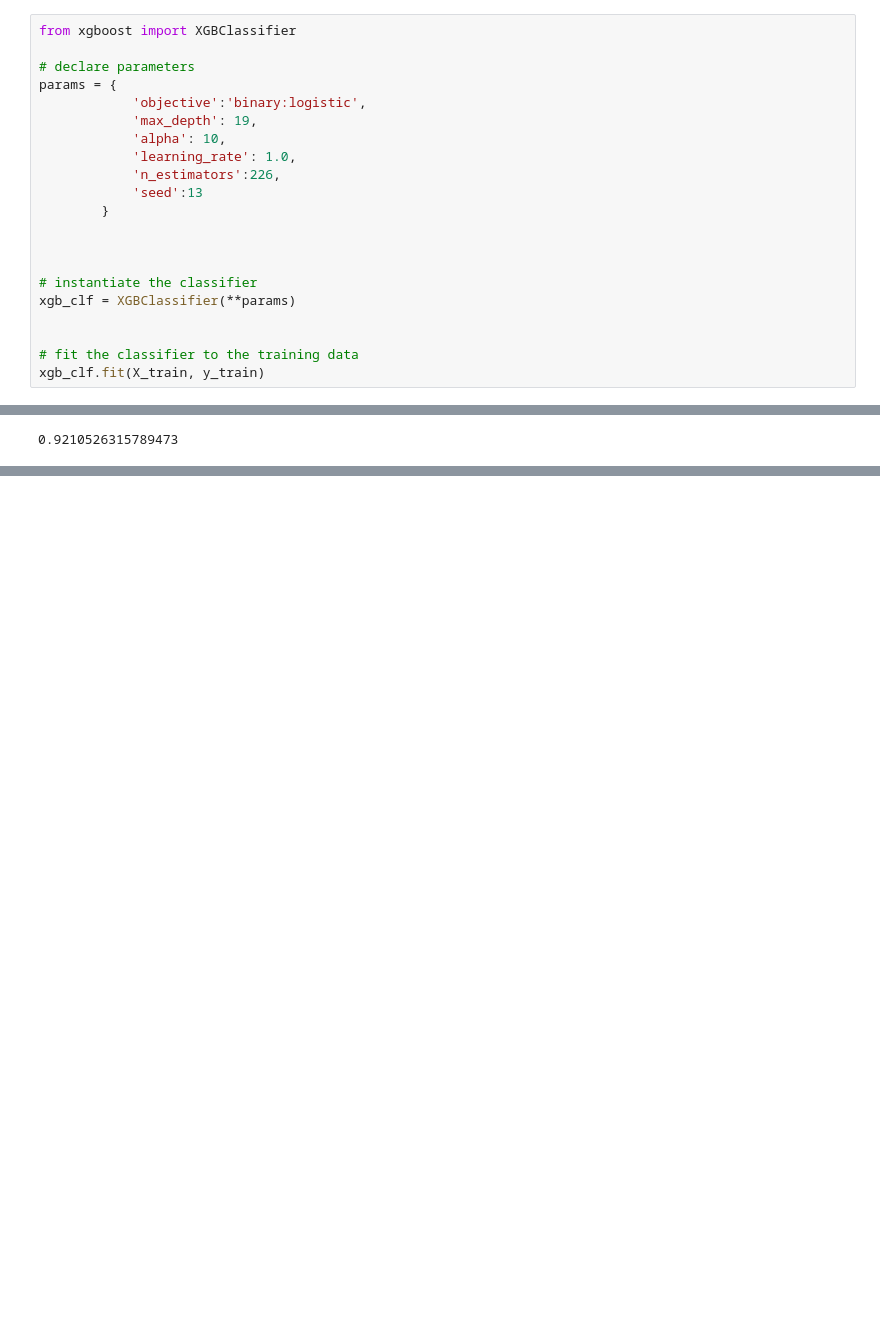
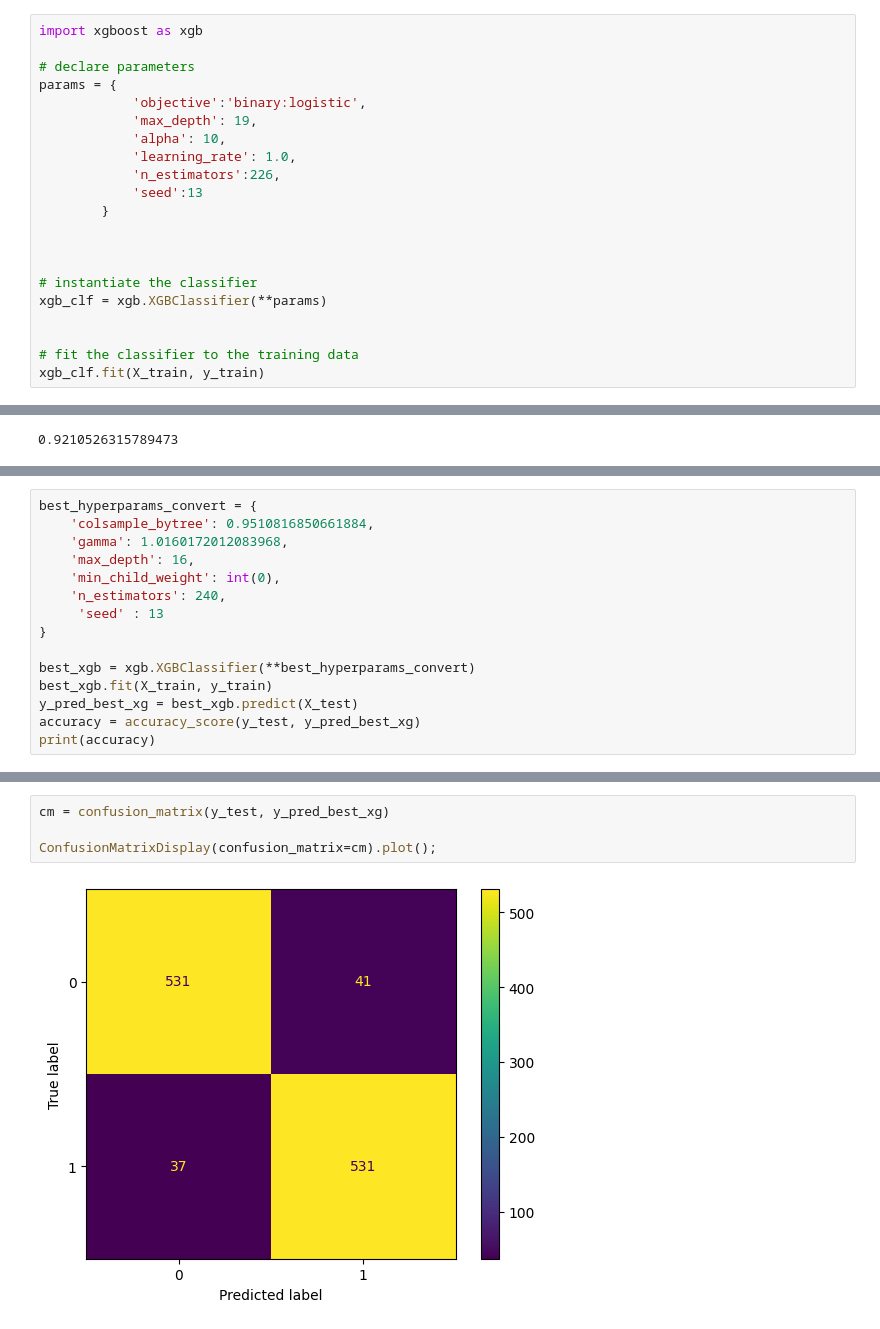
Before and after one commit to Salttyy/BC2407-Dashboard, a Jupyter notebook: model.ipynb, the cells around one changed output, grey strips where cells are left out. Saved outputs shown, nothing was run; the diff lists cells and outputs as text; blank space fills up the shorter version.

```diff
--- a/model.ipynb
+++ b/model.ipynb
@@ -119,7 +119,7 @@ feature_importances.plot.bar();
 # %% [markdown]
 ##### Train model
 # %%
-from xgboost import XGBClassifier
+import xgboost as xgb
 
 # declare parameters
 params = {
@@ -134,7 +134,7 @@ params = {
 
 
 # instantiate the classifier
-xgb_clf = XGBClassifier(**params)
+xgb_clf = xgb.XGBClassifier(**params)
 
 
 # fit the classifier to the training data
@@ -162,0 +233,15 @@ https://www.kaggle.com/code/prashant111/a-guide-on-xgboost-hyperparameters-tunin
+# %%
+best_hyperparams_convert = {
+    'colsample_bytree': 0.9510816850661884,
+    'gamma': 1.0160172012083968,
+    'max_depth': 16,
+    'min_child_weight': int(0),
+    'n_estimators': 240,
+     'seed' : 13
+}
+
+best_xgb = xgb.XGBClassifier(**best_hyperparams_convert)
+best_xgb.fit(X_train, y_train)
+y_pred_best_xg = best_xgb.predict(X_test)
+accuracy = accuracy_score(y_test, y_pred_best_xg)
+print(accuracy)
@@ -162,0 +250,6 @@ https://www.kaggle.com/code/prashant111/a-guide-on-xgboost-hyperparameters-tunin
+# %%
+cm = confusion_matrix(y_test, y_pred_best_xg)
+
+ConfusionMatrixDisplay(confusion_matrix=cm).plot();
+# %% [output]
+[figure, added]
```
Also changed, not shown: parts of 8 cells of this notebook.
